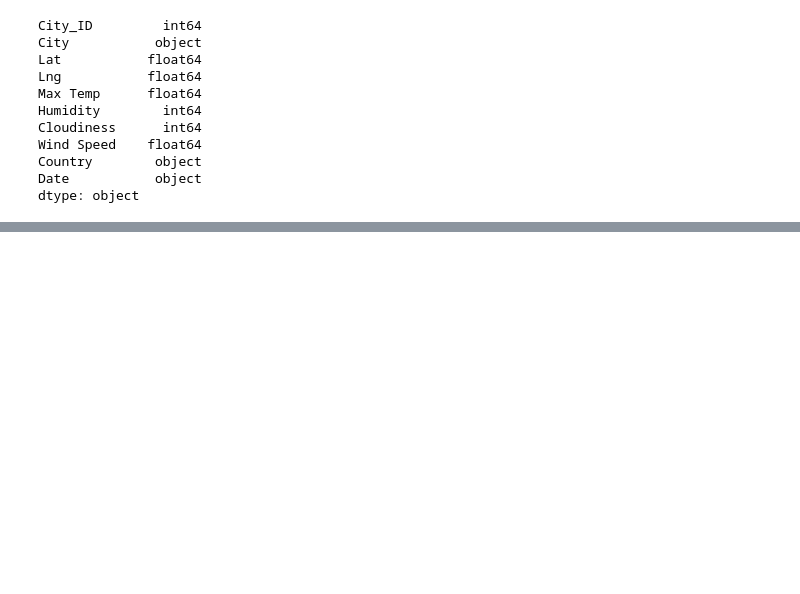
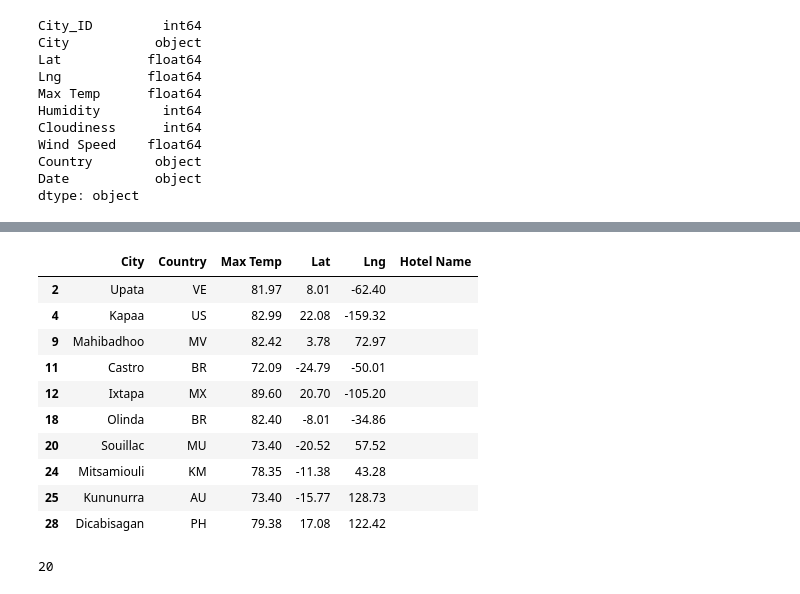
Before and after one commit to jsaltmd/World_Weather_Analysis, a Jupyter notebook: VacationPy.ipynb, the cells around one changed output, grey strips where cells are left out. Drawn from its saved outputs; the diff is of its cells as text; code cells hidden in the pictures; blank space fills up the shorter version.

```diff
--- a/VacationPy.ipynb
+++ b/VacationPy.ipynb
@@ -63,0 +136,17 @@ fig
+# %%
+# Create DataFrame called hotel_df to store hotel names along with city, country, max temp, and coordinates.
+hotel_df = preferred_cities_df[["City", "Country", "Max Temp", "Lat", "Lng"]].copy()
+hotel_df["Hotel Name"] = ""
+hotel_df.head(10)
+# %% [output]
+|  | City | Country | Max Temp | Lat | Lng | Hotel Name |
+| 2 | Upata | VE | 81.97 | 8.01 | -62.40 |  |
+| 4 | Kapaa | US | 82.99 | 22.08 | -159.32 |  |
+| 9 | Mahibadhoo | MV | 82.42 | 3.78 | 72.97 |  |
+| 11 | Castro | BR | 72.09 | -24.79 | -50.01 |  |
+| 12 | Ixtapa | MX | 89.60 | 20.70 | -105.20 |  |
+| 18 | Olinda | BR | 82.40 | -8.01 | -34.86 |  |
+| 20 | Souillac | MU | 73.40 | -20.52 | 57.52 |  |
+| 24 | Mitsamiouli | KM | 78.35 | -11.38 | 43.28 |  |
+| 25 | Kununurra | AU | 73.40 | -15.77 | 128.73 |  |
+| 28 | Dicabisagan | PH | 79.38 | 17.08 | 122.42 |  |
@@ -63,0 +164,4 @@ fig
+# %%
+len(hotels["results"])
+# %% [output]
+20
```
Also changed, not shown: parts of 17 cells of this notebook, 17 other files.
